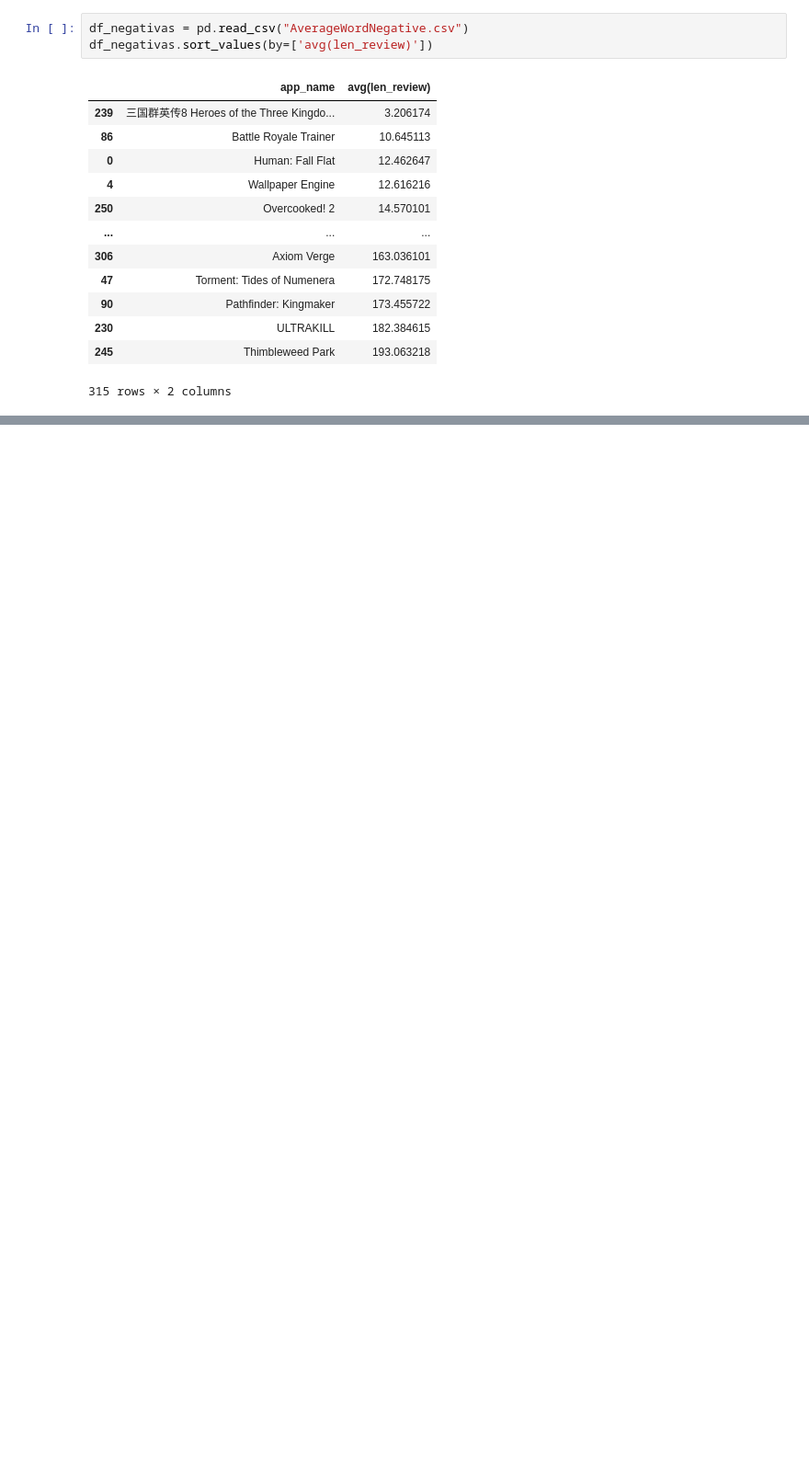
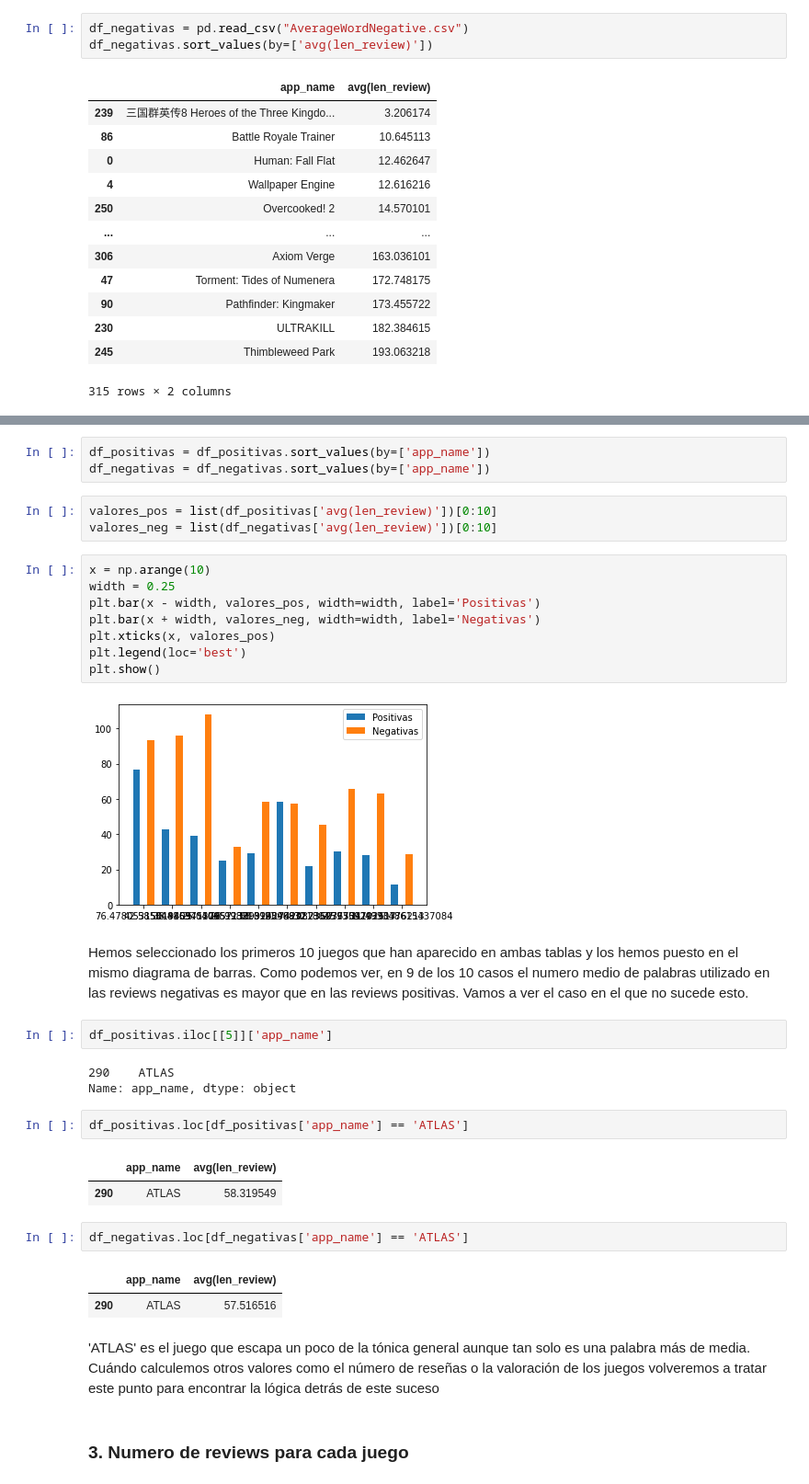
Before and after one commit to AlbertoGarciaDomenech/Proyecto-Final-CLOUD, a Jupyter notebook: csv generados/csv_steam.ipynb, the cells around one changed output, grey strips where cells are left out. Shown at 92% size. Drawn from its saved outputs; the diff is of its cells as text; blank space fills up the shorter version.

```diff
--- a/csv generados/csv_steam.ipynb
+++ b/csv generados/csv_steam.ipynb
@@ -205,0 +107,37 @@ df_negativas.loc[df_negativas['app_name'] == 'ULTRAKILL']
+# %%
+df_positivas = df_positivas.sort_values(by=['app_name'])
+df_negativas = df_negativas.sort_values(by=['app_name'])
+# %%
+valores_pos = list(df_positivas['avg(len_review)'])[0:10]
+valores_neg = list(df_negativas['avg(len_review)'])[0:10]
+# %%
+x = np.arange(10)
+width = 0.25
+plt.bar(x - width, valores_pos, width=width, label='Positivas')
+plt.bar(x + width, valores_neg, width=width, label='Negativas')
+plt.xticks(x, valores_pos)
+plt.legend(loc='best')
+plt.show()
+# %% [output]
+[figure, added]
+# %% [markdown]
+Hemos seleccionado los primeros 10 juegos que han aparecido en ambas tablas y los hemos puesto en el mismo diagrama de barras. Como podemos ver, en 9 de los 10 casos el numero medio de palabras utilizado en las reviews negativas es mayor que en las reviews positivas. Vamos a ver el caso en el que no sucede esto.
+# %%
+df_positivas.iloc[[5]]['app_name']
+# %% [output]
+290    ATLAS
+Name: app_name, dtype: object
+# %%
+df_positivas.loc[df_positivas['app_name'] == 'ATLAS']
+# %% [output]
+|  | app_name | avg(len_review) |
+| 290 | ATLAS | 58.319549 |
+# %%
+df_negativas.loc[df_negativas['app_name'] == 'ATLAS']
+# %% [output]
+|  | app_name | avg(len_review) |
+| 290 | ATLAS | 57.516516 |
+# %% [markdown]
+'ATLAS' es el juego que escapa un poco de la tónica general aunque tan solo es una palabra más de media. Cuándo calculemos otros valores como el número de reseñas o la valoración de los juegos volveremos a tratar este punto para encontrar la lógica detrás de este suceso
+# %% [markdown]
+### 3. Numero de reviews para cada juego
```
Also changed, not shown: parts of 80 cells of this notebook.
